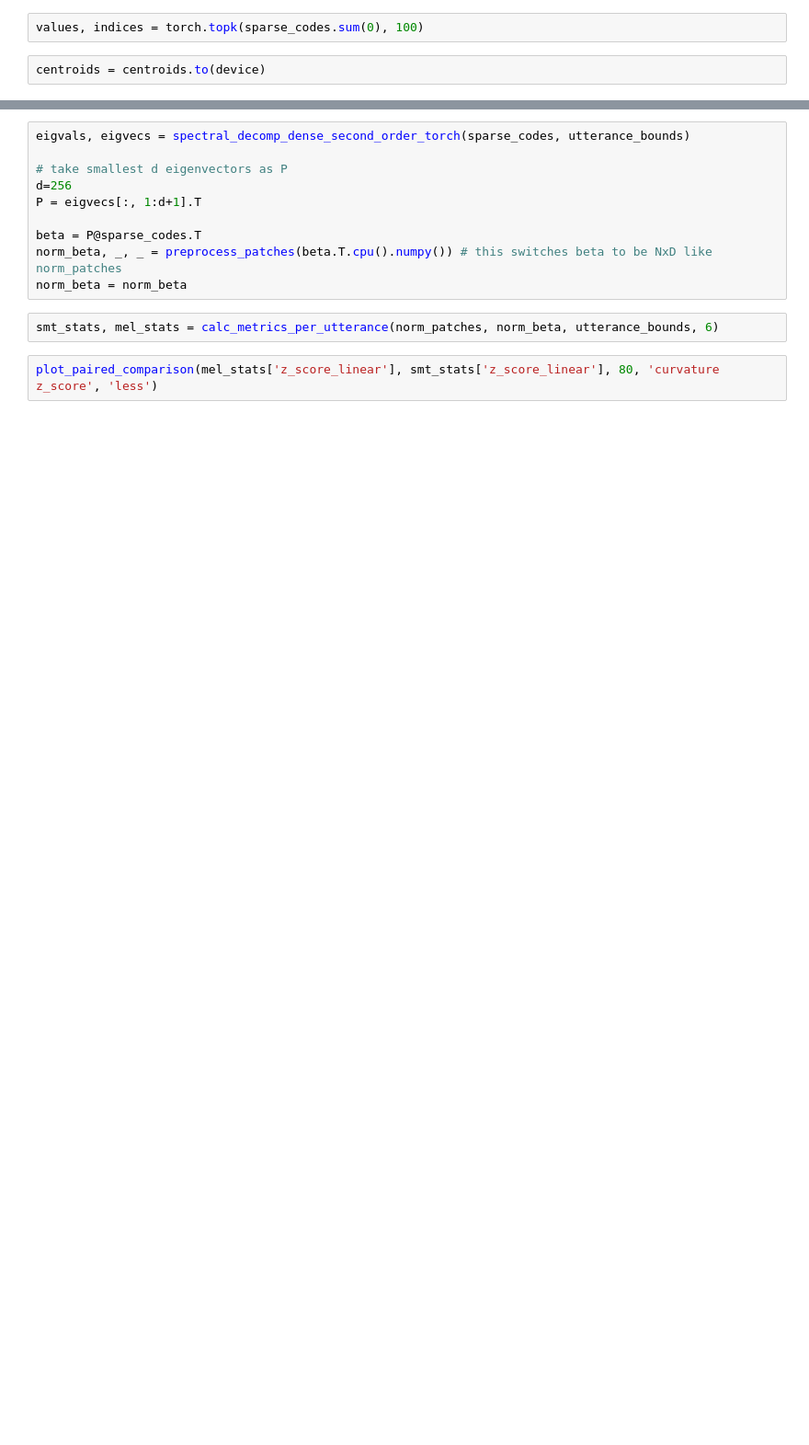
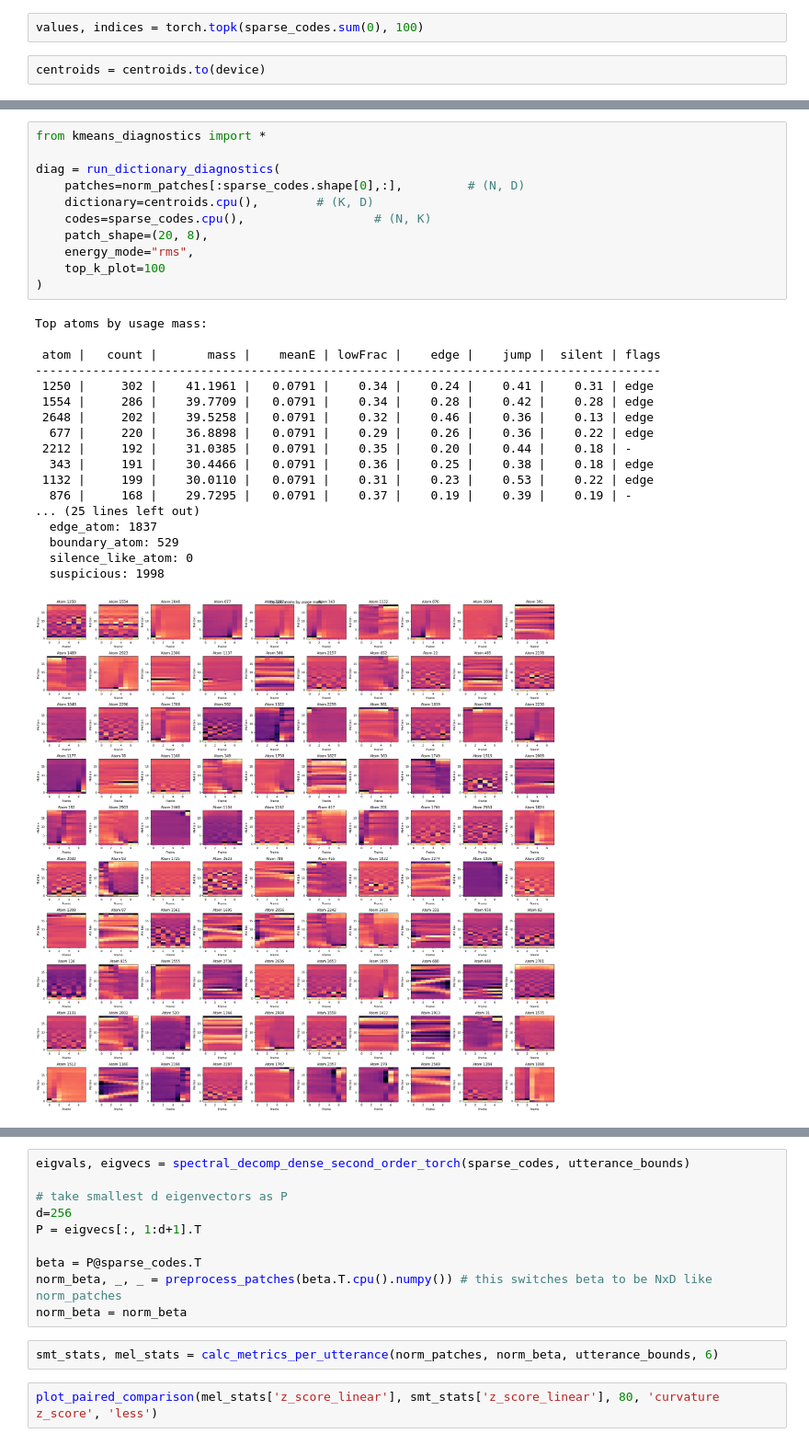
Before and after one commit to zbalkhy/EEC289, a Jupyter notebook: final_project/grid_search.ipynb, the cells around one changed output, grey strips where cells are left out. Shown at 92% size. Saved outputs shown, nothing was run; the diff lists cells and outputs as text; blank space fills up the shorter version.

```diff
--- a/final_project/grid_search.ipynb
+++ b/final_project/grid_search.ipynb
@@ -80,0 +132,30 @@ plot_first_n_mel_patches(centroids[indices,:].cpu().reshape(centroids[indices,:]
+# %%
+from kmeans_diagnostics import *
+
+diag = run_dictionary_diagnostics(
+    patches=norm_patches[:sparse_codes.shape[0],:],         # (N, D)
+    dictionary=centroids.cpu(),        # (K, D)
+    codes=sparse_codes.cpu(),                  # (N, K)
+    patch_shape=(20, 8),
+    energy_mode="rms",
+    top_k_plot=100
+)
+# %% [output]
+Top atoms by usage mass:
+
+ atom |   count |       mass |    meanE | lowFrac |    edge |    jump |  silent | flags
+---------------------------------------------------------------------------------------
+ 1250 |     302 |    41.1961 |   0.0791 |    0.34 |    0.24 |    0.41 |    0.31 | edge
+ 1554 |     286 |    39.7709 |   0.0791 |    0.34 |    0.28 |    0.42 |    0.28 | edge
+ 2648 |     202 |    39.5258 |   0.0791 |    0.32 |    0.46 |    0.36 |    0.13 | edge
+  677 |     220 |    36.8898 |   0.0791 |    0.29 |    0.26 |    0.36 |    0.22 | edge
+ 2212 |     192 |    31.0385 |   0.0791 |    0.35 |    0.20 |    0.44 |    0.18 | -
+  343 |     191 |    30.4466 |   0.0791 |    0.36 |    0.25 |    0.38 |    0.18 | edge
+ 1132 |     199 |    30.0110 |   0.0791 |    0.31 |    0.23 |    0.53 |    0.22 | edge
+  876 |     168 |    29.7295 |   0.0791 |    0.37 |    0.19 |    0.39 |    0.19 | -
+... (25 lines left out)
+  edge_atom: 1837
+  boundary_atom: 529
+  silence_like_atom: 0
+  suspicious: 1998
+[figure, added]
```
Also changed, not shown: parts of 16 cells of this notebook, 4 other files.
